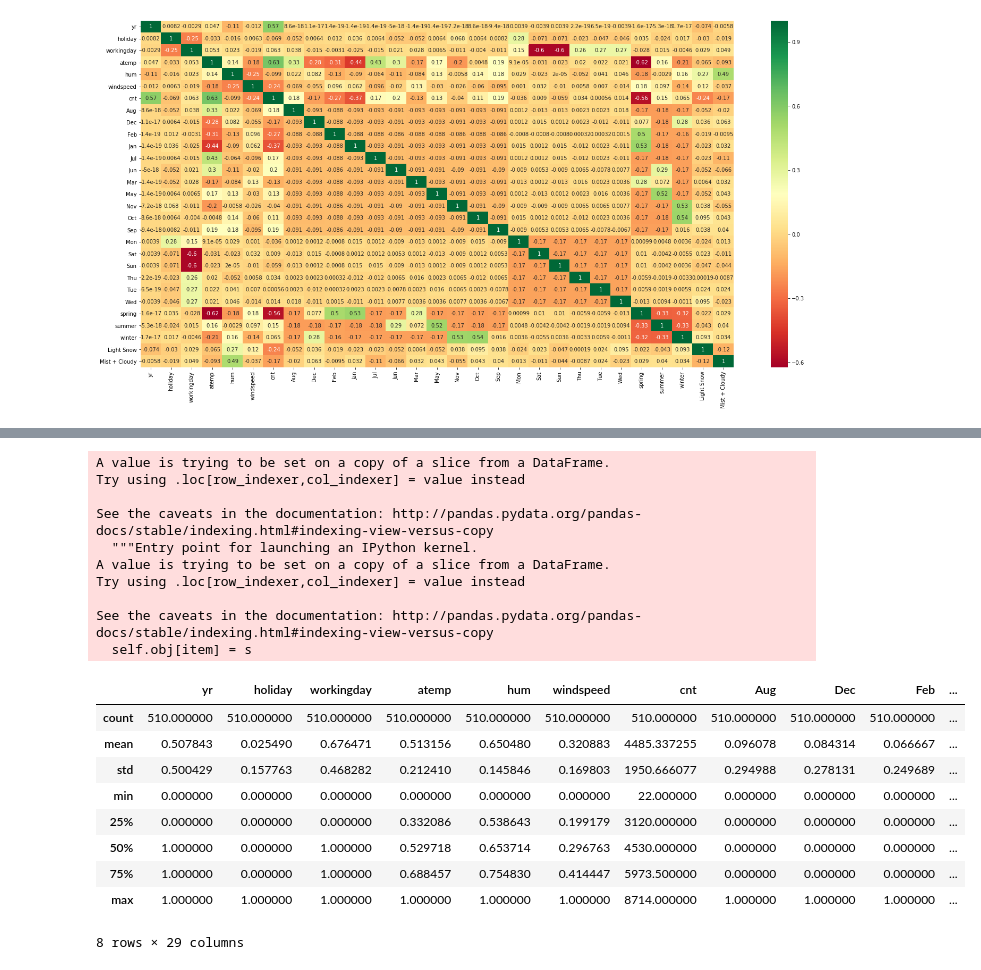
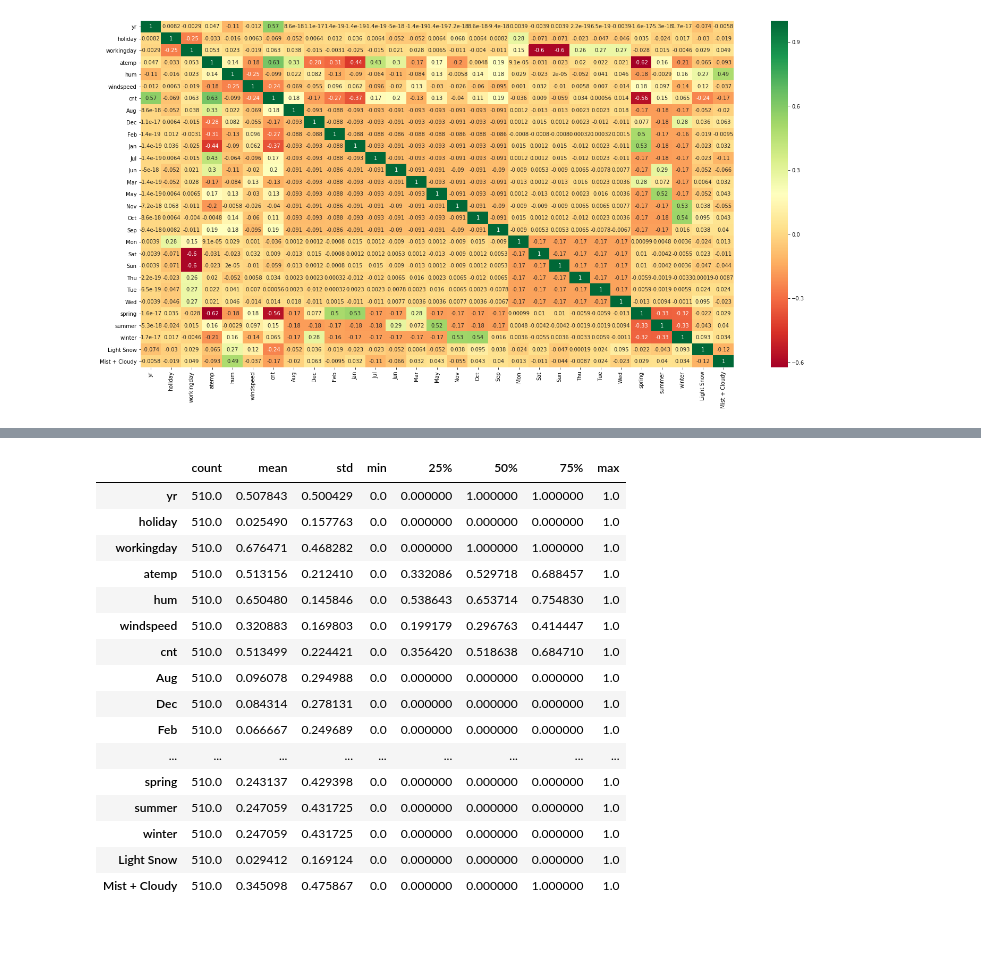
Before and after one commit to rajatgoel789/Boombike-Multi-Linear-Regression, a Jupyter notebook: BoomBike_Linear_Regression.ipynb, the cells around one changed output, grey strips where cells are left out. Drawn from its saved outputs; the diff is of its cells as text; code cells hidden in the pictures; blank space fills up the shorter version.

```diff
--- a/BoomBike_Linear_Regression.ipynb
+++ b/BoomBike_Linear_Regression.ipynb
@@ -204,30 +215,26 @@ df_train, df_test = train_test_split(df, train_size = 0.7, random_state = 100 )
 # %%
 scaler = MinMaxScaler()
 # %%
-num_vars = ["atemp","windspeed","hum","windspeed"]
+num_vars = ["atemp","windspeed","hum","cnt"]
 # %%
 df_train[num_vars]= scaler.fit_transform(df_train[num_vars])
-# %% [output]
-A value is trying to be set on a copy of a slice from a DataFrame.
-Try using .loc[row_indexer,col_indexer] = value instead
-
-See the caveats in the documentation: http://pandas.pydata.org/pandas-docs/stable/indexing.html#indexing-view-versus-copy
-  """Entry point for launching an IPython kernel.
-A value is trying to be set on a copy of a slice from a DataFrame.
-Try using .loc[row_indexer,col_indexer] = value instead
-
-See the caveats in the documentation: http://pandas.pydata.org/pandas-docs/stable/indexing.html#indexing-view-versus-copy
-  self.obj[item] = s
 # %%
-df_train.describe()
+df_train.describe().T
 # %% [output]
-|  | yr | holiday | workingday | atemp | hum | windspeed | cnt | Aug | Dec | Feb | ... |
-| count | 510.000000 | 510.000000 | 510.000000 | 510.000000 | 510.000000 | 510.000000 | 510.000000 | 510.000000 | 510.000000 | 510.000000 | ... |
-| mean | 0.507843 | 0.025490 | 0.676471 | 0.513156 | 0.650480 | 0.320883 | 4485.337255 | 0.096078 | 0.084314 | 0.066667 | ... |
-| std | 0.500429 | 0.157763 | 0.468282 | 0.212410 | 0.145846 | 0.169803 | 1950.666077 | 0.294988 | 0.278131 | 0.249689 | ... |
-| min | 0.000000 | 0.000000 | 0.000000 | 0.000000 | 0.000000 | 0.000000 | 22.000000 | 0.000000 | 0.000000 | 0.000000 | ... |
-| 25% | 0.000000 | 0.000000 | 0.000000 | 0.332086 | 0.538643 | 0.199179 | 3120.000000 | 0.000000 | 0.000000 | 0.000000 | ... |
-| 50% | 1.000000 | 0.000000 | 1.000000 | 0.529718 | 0.653714 | 0.296763 | 4530.000000 | 0.000000 | 0.000000 | 0.000000 | ... |
-| 75% | 1.000000 | 0.000000 | 1.000000 | 0.688457 | 0.754830 | 0.414447 | 5973.500000 | 0.000000 | 0.000000 | 0.000000 | ... |
-| max | 1.000000 | 1.000000 | 1.000000 | 1.000000 | 1.000000 | 1.000000 | 8714.000000 | 1.000000 | 1.000000 | 1.000000 | ... |
+|  | count | mean | std | min | 25% | 50% | 75% | max |
+| yr | 510.0 | 0.507843 | 0.500429 | 0.0 | 0.000000 | 1.000000 | 1.000000 | 1.0 |
+| holiday | 510.0 | 0.025490 | 0.157763 | 0.0 | 0.000000 | 0.000000 | 0.000000 | 1.0 |
+| workingday | 510.0 | 0.676471 | 0.468282 | 0.0 | 0.000000 | 1.000000 | 1.000000 | 1.0 |
+| atemp | 510.0 | 0.513156 | 0.212410 | 0.0 | 0.332086 | 0.529718 | 0.688457 | 1.0 |
+| hum | 510.0 | 0.650480 | 0.145846 | 0.0 | 0.538643 | 0.653714 | 0.754830 | 1.0 |
+| windspeed | 510.0 | 0.320883 | 0.169803 | 0.0 | 0.199179 | 0.296763 | 0.414447 | 1.0 |
+| cnt | 510.0 | 0.513499 | 0.224421 | 0.0 | 0.356420 | 0.518638 | 0.684710 | 1.0 |
+| Aug | 510.0 | 0.096078 | 0.294988 | 0.0 | 0.000000 | 0.000000 | 0.000000 | 1.0 |
+| Dec | 510.0 | 0.084314 | 0.278131 | 0.0 | 0.000000 | 0.000000 | 0.000000 | 1.0 |
+| Feb | 510.0 | 0.066667 | 0.249689 | 0.0 | 0.000000 | 0.000000 | 0.000000 | 1.0 |
+| ... | ... | ... | ... | ... | ... | ... | ... | ... |
+| spring | 510.0 | 0.243137 | 0.429398 | 0.0 | 0.000000 | 0.000000 | 0.000000 | 1.0 |
+| summer | 510.0 | 0.247059 | 0.431725 | 0.0 | 0.000000 | 0.000000 | 0.000000 | 1.0 |
+| winter | 510.0 | 0.247059 | 0.431725 | 0.0 | 0.000000 | 0.000000 | 0.000000 | 1.0 |
+| Light Snow | 510.0 | 0.029412 | 0.169124 | 0.0 | 0.000000 | 0.000000 | 0.000000 | 1.0 |
+| Mist + Cloudy | 510.0 | 0.345098 | 0.475867 | 0.0 | 0.000000 | 0.000000 | 1.000000 | 1.0 |
-8 rows × 29 columns
```
Also changed, not shown: parts of 36 cells of this notebook, 2 other files.
